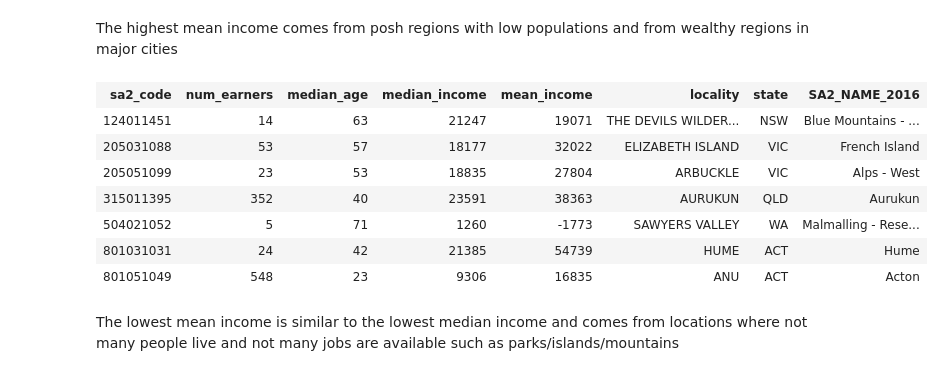
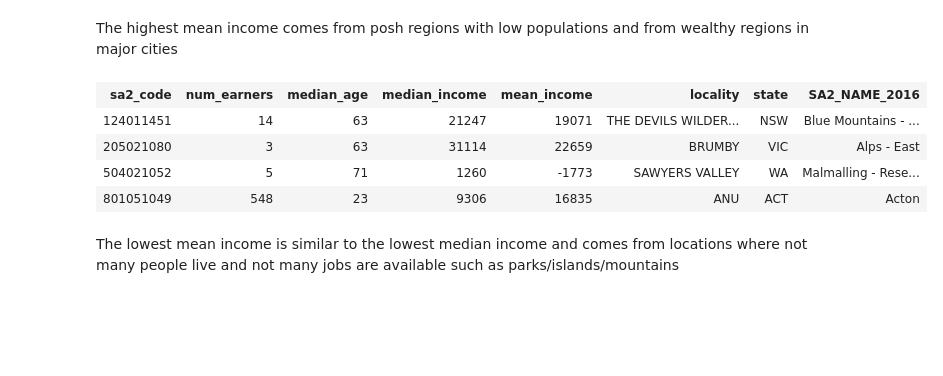
Before and after one commit to MAST30034-Applied-Data-Science/generic-buy-now-pay-later-project-group-35, a Jupyter notebook: notebooks/2.3-analysis_income.ipynb, the cells around one changed output. Saved outputs shown, nothing was run; the diff lists cells and outputs as text; code cells hidden in the pictures; blank space fills up the shorter version.

```diff
--- a/notebooks/2.3-analysis_income.ipynb
+++ b/notebooks/2.3-analysis_income.ipynb
@@ -330,20 +354,19 @@ testdf
 # %% [markdown]
 The highest mean income comes from posh regions with low populations and from wealthy regions in major cities
 # %%
+# Looks at the locations where the mean income is the lowest
+
 testdf = incomedf.alias("testdf")
-testdf = testdf.dropna("all",subset="median_income")
-testdf = testdf.filter(testdf["median_income"] < 25000)
+testdf = testdf.dropna("all",subset="mean_income")
+testdf = testdf.filter(testdf["mean_income"] < 25000)
 testdf = testdf.join(testpostcodedf, "sa2_code")
 testdf = testdf.dropDuplicates(subset=["sa2_code"])
 testdf
 # %% [output]
 | sa2_code | num_earners | median_age | median_income | mean_income | locality | state | SA2_NAME_2016 |
 | 124011451 | 14 | 63 | 21247 | 19071 | THE DEVILS WILDER... | NSW | Blue Mountains - ... |
-| 205031088 | 53 | 57 | 18177 | 32022 | ELIZABETH ISLAND | VIC | French Island |
-| 205051099 | 23 | 53 | 18835 | 27804 | ARBUCKLE | VIC | Alps - West |
-| 315011395 | 352 | 40 | 23591 | 38363 | AURUKUN | QLD | Aurukun |
+| 205021080 | 3 | 63 | 31114 | 22659 | BRUMBY | VIC | Alps - East |
 | 504021052 | 5 | 71 | 1260 | -1773 | SAWYERS VALLEY | WA | Malmalling - Rese... |
-| 801031031 | 24 | 42 | 21385 | 54739 | HUME | ACT | Hume |
 | 801051049 | 548 | 23 | 9306 | 16835 | ANU | ACT | Acton |
 # %% [markdown]
 The lowest mean income is similar to the lowest median income and comes from locations where not many people live and not many jobs are available such as parks/islands/mountains
```
Also changed, not shown: parts of 17 cells of this notebook, 12 other files.
